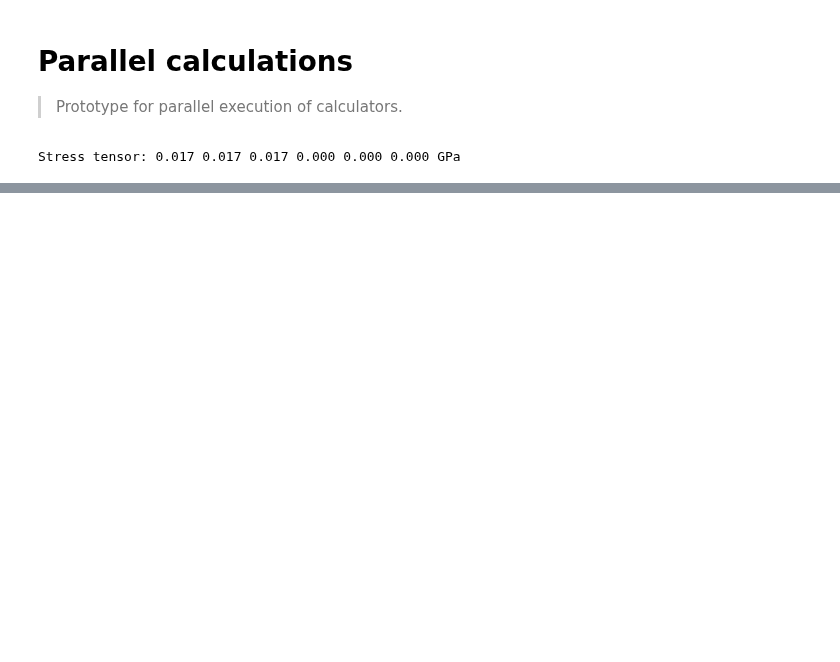
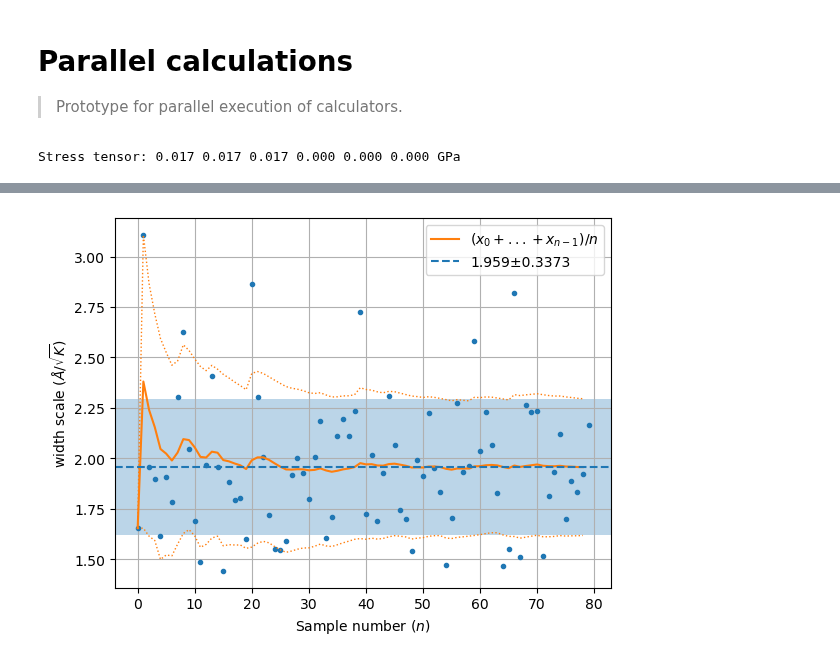
Before and after one commit to jochym/hecss, a Jupyter notebook: 73_parallel.ipynb, the cells around one changed output, grey strips where cells are left out. Cells and saved outputs as stored; diff of their text form; code cells hidden in the pictures; blank space fills up the shorter version.

```diff
--- a/73_parallel.ipynb
+++ b/73_parallel.ipynb
@@ -382,0 +350,18 @@ cc.atoms
+# %%
+#|vaspx
+wm = np.array(hecss._eta_list).T
+y = np.sqrt((3*wm[1]*un.kB)/(2*wm[2]))
+plt.plot(y, '.')
+rm = np.array([y[:l].mean() for l in range(1, len(y))])
+rv = np.array([y[:l].std() for l in range(1, len(y))])
+plt.plot(rm, '-', label='$ (x_0 + ... + x_{n-1})/n$')
+plt.plot(rm + rv, ':', lw=1, color='C1')
+plt.plot(rm - rv, ':', lw=1, color='C1')
+plt.axhline(m, ls='--', label=f'{m:.4g}±{s:.4g}')
+plt.axhspan(m-s, m+s, alpha=0.3)
+plt.xlabel('Sample number ($n$)')
+plt.ylabel('width scale ($\\AA/\\sqrt{K}$)')
+plt.grid()
+plt.legend();
+# %% [output]
+[figure, added]
```
Also changed, not shown: parts of 32 cells of this notebook, 2 other files.
